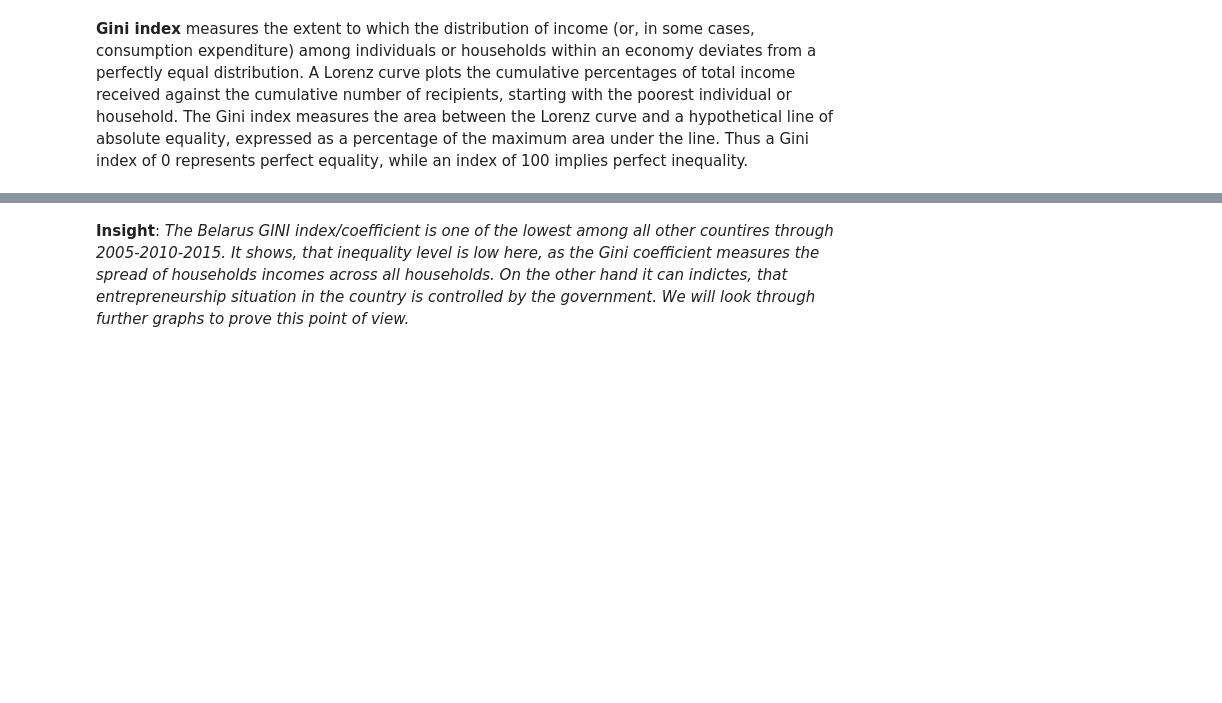
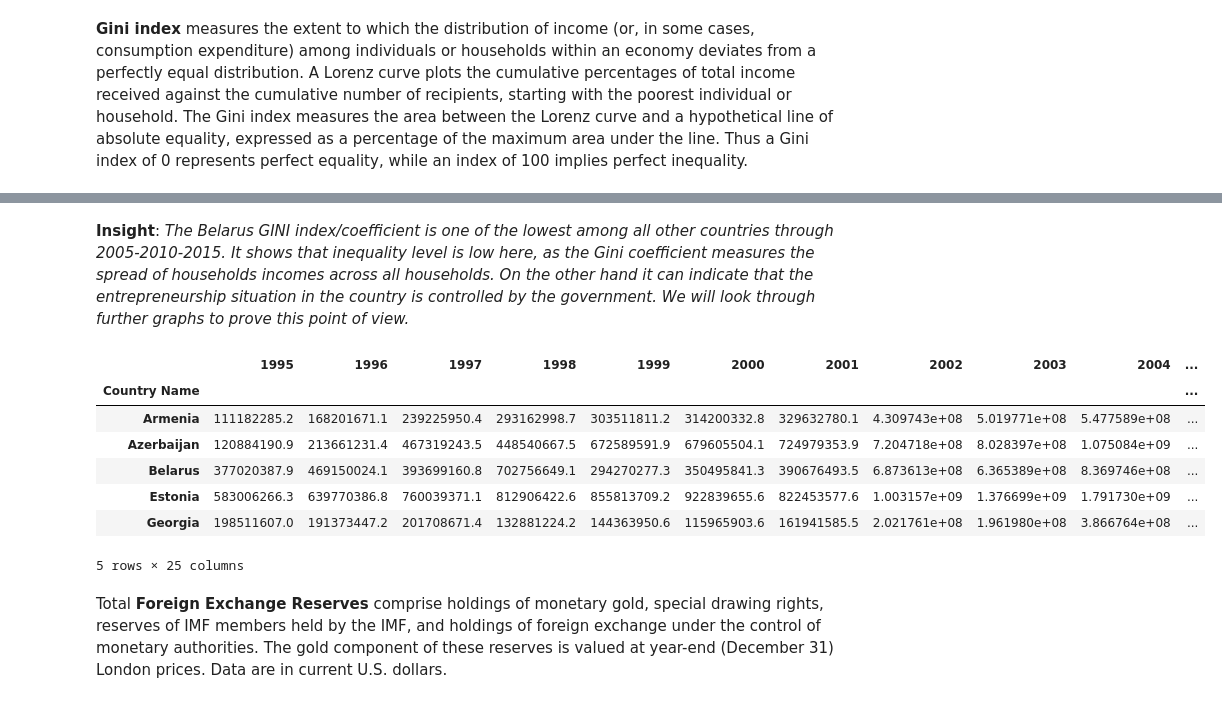
Before and after one commit to unkind58/Belarus_statistics_and-_comparison, a Jupyter notebook: app.ipynb, the cells around one changed output, grey strips where cells are left out. Cells and saved outputs as stored; diff of their text form; code cells hidden in the pictures; blank space fills up the shorter version.

```diff
--- a/app.ipynb
+++ b/app.ipynb
@@ -320,9 +320,21 @@ plt.tight_layout()
 # %% [markdown]
-**Insight**: *The Belarus GINI index/coefficient is one of the lowest among all other countires through 2005-2010-2015. It shows, that inequality level is low here, as the Gini coefficient measures the spread of households incomes across all households. On the other hand it can indictes, that entrepreneurship situation in the country is controlled by the government. We will look through further graphs to prove this point of view.*
+**Insight**: *The Belarus GINI index/coefficient is one of the lowest among all other countries through 2005-2010-2015. It shows that inequality level is low here, as the Gini coefficient measures the spread of households incomes across all households. On the other hand it can indicate that the entrepreneurship situation in the country is controlled by the government. We will look through further graphs to prove this point of view.*
 # %%
 df_fer = pd.read_csv(path_fer, low_memory=False)
 df_fer = df_fer.drop(['Country Code'], axis=1).set_index('Country Name')
 df_fer = df_fer.drop(index=['Russian Federation','European Union', 'World', 'Kazakhstan', 'Ukraine', 'Uzbekistan'])
+df_fer.head(5)
+# %% [output]
+|  | 1995 | 1996 | 1997 | 1998 | 1999 | 2000 | 2001 | 2002 | 2003 | 2004 | ... |
+| Country Name |  |  |  |  |  |  |  |  |  |  | ... |
+| Armenia | 111182285.2 | 168201671.1 | 239225950.4 | 293162998.7 | 303511811.2 | 314200332.8 | 329632780.1 | 4.309743e+08 | 5.019771e+08 | 5.477589e+08 | ... |
+| Azerbaijan | 120884190.9 | 213661231.4 | 467319243.5 | 448540667.5 | 672589591.9 | 679605504.1 | 724979353.9 | 7.204718e+08 | 8.028397e+08 | 1.075084e+09 | ... |
+| Belarus | 377020387.9 | 469150024.1 | 393699160.8 | 702756649.1 | 294270277.3 | 350495841.3 | 390676493.5 | 6.873613e+08 | 6.365389e+08 | 8.369746e+08 | ... |
+| Estonia | 583006266.3 | 639770386.8 | 760039371.1 | 812906422.6 | 855813709.2 | 922839655.6 | 822453577.6 | 1.003157e+09 | 1.376699e+09 | 1.791730e+09 | ... |
+| Georgia | 198511607.0 | 191373447.2 | 201708671.4 | 132881224.2 | 144363950.6 | 115965903.6 | 161941585.5 | 2.021761e+08 | 1.961980e+08 | 3.866764e+08 | ... |
+5 rows × 25 columns
+# %% [markdown]
+Total **Foreign Exchange Reserves** comprise holdings of monetary gold, special drawing rights, reserves of IMF members held by the IMF, and holdings of foreign exchange under the control of monetary authorities. The gold component of these reserves is valued at year-end (December 31) London prices. Data are in current U.S. dollars.
 # %%
 year_list = list(df_fer.columns)
 for year in year_list:
```
Also changed, not shown: parts of 29 cells of this notebook.
